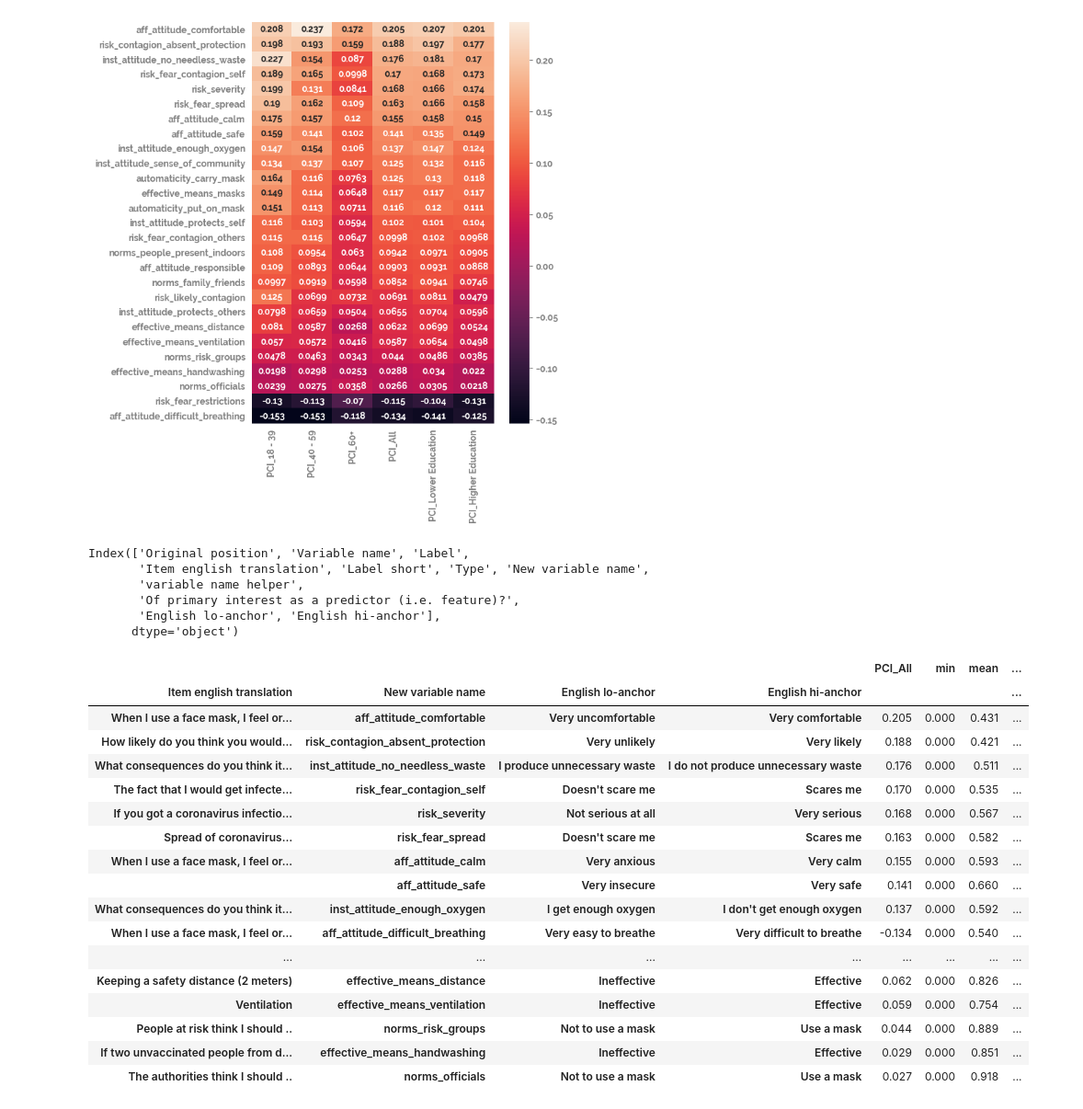
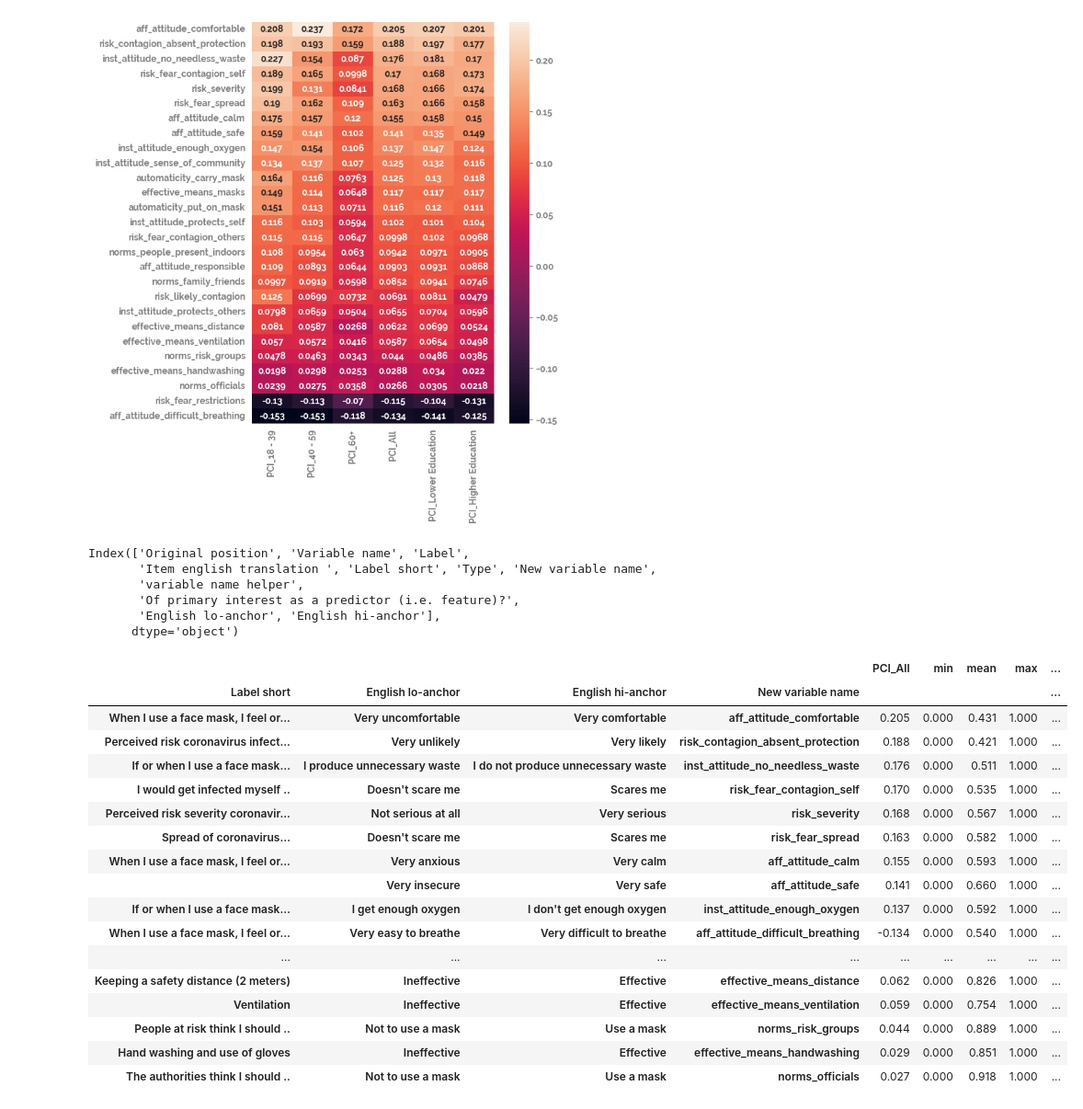
Before and after one commit to Citizen-Shield/multi-method-protective-behaviour, a Jupyter notebook: PCI_lin_reg_corrs_clean.ipynb, the cells around one changed output. Shown at 92% size. Saved outputs shown, nothing was run; the diff lists cells and outputs as text; code cells hidden in the pictures.

Commit message:
updating the labels to the Label short column from the google sheets

```diff
--- a/PCI_lin_reg_corrs_clean.ipynb
+++ b/PCI_lin_reg_corrs_clean.ipynb
@@ -87,7 +87,10 @@ meta_columns = ['Original position', 'Variable name', 'Label',
        'Of primary interest as a predictor (i.e. feature)?', 'English lo-anchor',
        'English hi-anchor']
 # %%
-meta_df = pd.read_excel("metadata/questionLabels.xlsx").loc[:, meta_columns]
+sheet_id = "1BEX4W8XRGnuDk4Asa_pdKij3EIZBvhSPqHxFrDjM07k"
+sheet_name = "Variable_names"
+url = f"https://docs.google.com/spreadsheets/d/{sheet_id}/gviz/tq?tqx=out:csv&sheet={sheet_name}"
+meta_df = pd.read_csv(url).loc[:, meta_columns]
 # %%
 meta_list = df.filter(regex="^automaticity|attitude|^norms|^risk|^effective|^behaviour|^intention").columns.tolist()
 # %%
@@ -470,50 +473,52 @@ all_group_pci_df = all_group_pci_df.rename(columns={"PCI": "PCI_All"})
 meta_df.columns
 # %% [output]
 Index(['Original position', 'Variable name', 'Label',
-       'Item english translation', 'Label short', 'Type', 'New variable name',
+       'Item english translation ', 'Label short', 'Type', 'New variable name',
        'variable name helper',
        'Of primary interest as a predictor (i.e. feature)?',
        'English lo-anchor', 'English hi-anchor'],
       dtype='object')
 # %%
+relabel_column = "Label short" # "Item english translation "
+
 pd.set_option("display.max_colwidth", 0)
 pd.set_option("display.width", 0)
 all_group_pci_df_new=(pd.merge(all_group_pci_df,
-         meta_df.loc[meta_df["New variable name"].isin(features_list), ["Item english translation", "New variable name", 'English lo-anchor', 'English hi-anchor']],
+         meta_df.loc[meta_df["New variable name"].isin(features_list), [relabel_column, 'English lo-anchor', 'English hi-anchor', "New variable name"]],
          left_index=True,
          right_on="New variable name")
- .set_index(["Item english translation", "New variable name", 'English lo-anchor', 'English hi-anchor'])
+ .set_index([relabel_column, 'English lo-anchor', 'English hi-anchor', "New variable name"])
 #  .drop("New variable name", axis=1)
 )
 # %%
-pd.set_option("precision", 3)
+pd.set_option("styler.format.precision", 3)
 (all_group_pci_df_new
  .reindex(all_group_pci_df_new["PCI_All"].abs().sort_values(ascending=False).index)
 #  .sort_values(by="PCI_All", ascending=False)
  .round(3)
  .style.bar(subset=['PCI_All', 'mean', "r-value"],
             align='mid',
             color=['#d65f5f', '#5fba7d'])
 )
 # %% [output]
-|  |  |  |  | PCI_All | min | mean | ... |
-| Item english translation | New variable name | English lo-anchor | English hi-anchor |  |  |  | ... |
-| When I use a face mask, I feel or... | aff_attitude_comfortable | Very uncomfortable | Very comfortable | 0.205 | 0.000 | 0.431 | ... |
-| How likely do you think you would... | risk_contagion_absent_protection | Very unlikely | Very likely | 0.188 | 0.000 | 0.421 | ... |
-| What consequences do you think it... | inst_attitude_no_needless_waste | I produce unnecessary waste | I do not produce unnecessary waste | 0.176 | 0.000 | 0.511 | ... |
-| The fact that I would get infecte... | risk_fear_contagion_self | Doesn't scare me | Scares me | 0.170 | 0.000 | 0.535 | ... |
-| If you got a coronavirus infectio... | risk_severity | Not serious at all | Very serious | 0.168 | 0.000 | 0.567 | ... |
-| Spread of coronavirus… | risk_fear_spread | Doesn't scare me | Scares me | 0.163 | 0.000 | 0.582 | ... |
-| When I use a face mask, I feel or... | aff_attitude_calm | Very anxious | Very calm | 0.155 | 0.000 | 0.593 | ... |
-|  | aff_attitude_safe | Very insecure | Very safe | 0.141 | 0.000 | 0.660 | ... |
-| What consequences do you think it... | inst_attitude_enough_oxygen | I get enough oxygen | I don't get enough oxygen | 0.137 | 0.000 | 0.592 | ... |
-| When I use a face mask, I feel or... | aff_attitude_difficult_breathing | Very easy to breathe | Very difficult to breathe | -0.134 | 0.000 | 0.540 | ... |
-| ... | ... | ... | ... | ... | ... | ... | ... |
-| Keeping a safety distance (2 meters) | effective_means_distance | Ineffective | Effective | 0.062 | 0.000 | 0.826 | ... |
-| Ventilation | effective_means_ventilation | Ineffective | Effective | 0.059 | 0.000 | 0.754 | ... |
-| People at risk think I should .. | norms_risk_groups | Not to use a mask | Use a mask | 0.044 | 0.000 | 0.889 | ... |
-| If two unvaccinated people from d... | effective_means_handwashing | Ineffective | Effective | 0.029 | 0.000 | 0.851 | ... |
-| The authorities think I should .. | norms_officials | Not to use a mask | Use a mask | 0.027 | 0.000 | 0.918 | ... |
+|  |  |  |  | PCI_All | min | mean | max | ... |
+| Label short | English lo-anchor | English hi-anchor | New variable name |  |  |  |  | ... |
+| When I use a face mask, I feel or... | Very uncomfortable | Very comfortable | aff_attitude_comfortable | 0.205 | 0.000 | 0.431 | 1.000 | ... |
+| Perceived risk coronavirus infect... | Very unlikely | Very likely | risk_contagion_absent_protection | 0.188 | 0.000 | 0.421 | 1.000 | ... |
+| If or when I use a face mask… | I produce unnecessary waste | I do not produce unnecessary waste | inst_attitude_no_needless_waste | 0.176 | 0.000 | 0.511 | 1.000 | ... |
+| I would get infected myself .. | Doesn't scare me | Scares me | risk_fear_contagion_self | 0.170 | 0.000 | 0.535 | 1.000 | ... |
+| Perceived risk severity coronavir... | Not serious at all | Very serious | risk_severity | 0.168 | 0.000 | 0.567 | 1.000 | ... |
+| Spread of coronavirus… | Doesn't scare me | Scares me | risk_fear_spread | 0.163 | 0.000 | 0.582 | 1.000 | ... |
+| When I use a face mask, I feel or... | Very anxious | Very calm | aff_attitude_calm | 0.155 | 0.000 | 0.593 | 1.000 | ... |
+|  | Very insecure | Very safe | aff_attitude_safe | 0.141 | 0.000 | 0.660 | 1.000 | ... |
+| If or when I use a face mask… | I get enough oxygen | I don't get enough oxygen | inst_attitude_enough_oxygen | 0.137 | 0.000 | 0.592 | 1.000 | ... |
+| When I use a face mask, I feel or... | Very easy to breathe | Very difficult to breathe | aff_attitude_difficult_breathing | -0.134 | 0.000 | 0.540 | 1.000 | ... |
+| ... | ... | ... | ... | ... | ... | ... | ... | ... |
+| Keeping a safety distance (2 meters) | Ineffective | Effective | effective_means_distance | 0.062 | 0.000 | 0.826 | 1.000 | ... |
+| Ventilation | Ineffective | Effective | effective_means_ventilation | 0.059 | 0.000 | 0.754 | 1.000 | ... |
+| People at risk think I should .. | Not to use a mask | Use a mask | norms_risk_groups | 0.044 | 0.000 | 0.889 | 1.000 | ... |
+| Hand washing and use of gloves | Ineffective | Effective | effective_means_handwashing | 0.029 | 0.000 | 0.851 | 1.000 | ... |
+| The authorities think I should .. | Not to use a mask | Use a mask | norms_officials | 0.027 | 0.000 | 0.918 | 1.000 | ... |
 # %%
 cmap = cmap=sns.diverging_palette(5, 250, as_cmap=True)
 (all_group_pci_df_new
```
Also changed, not shown: parts of 15 cells of this notebook, 10 other files.
